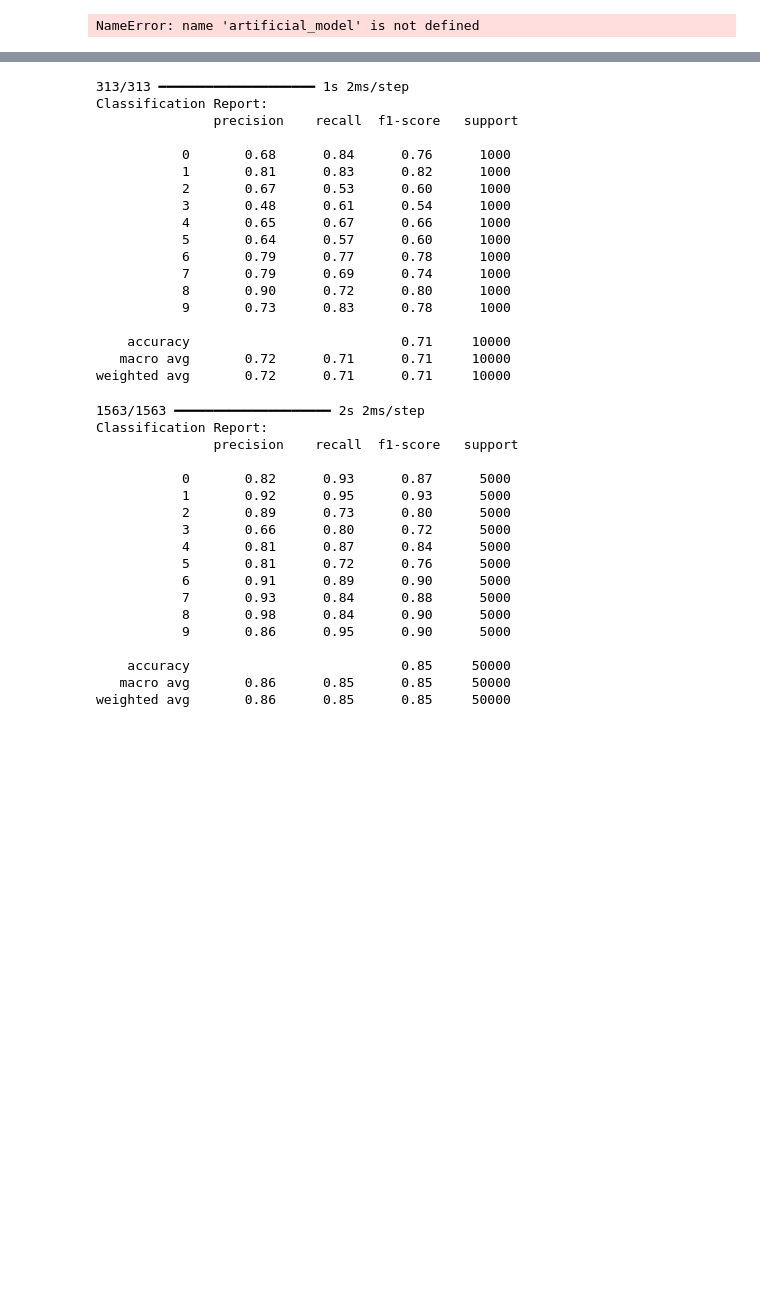
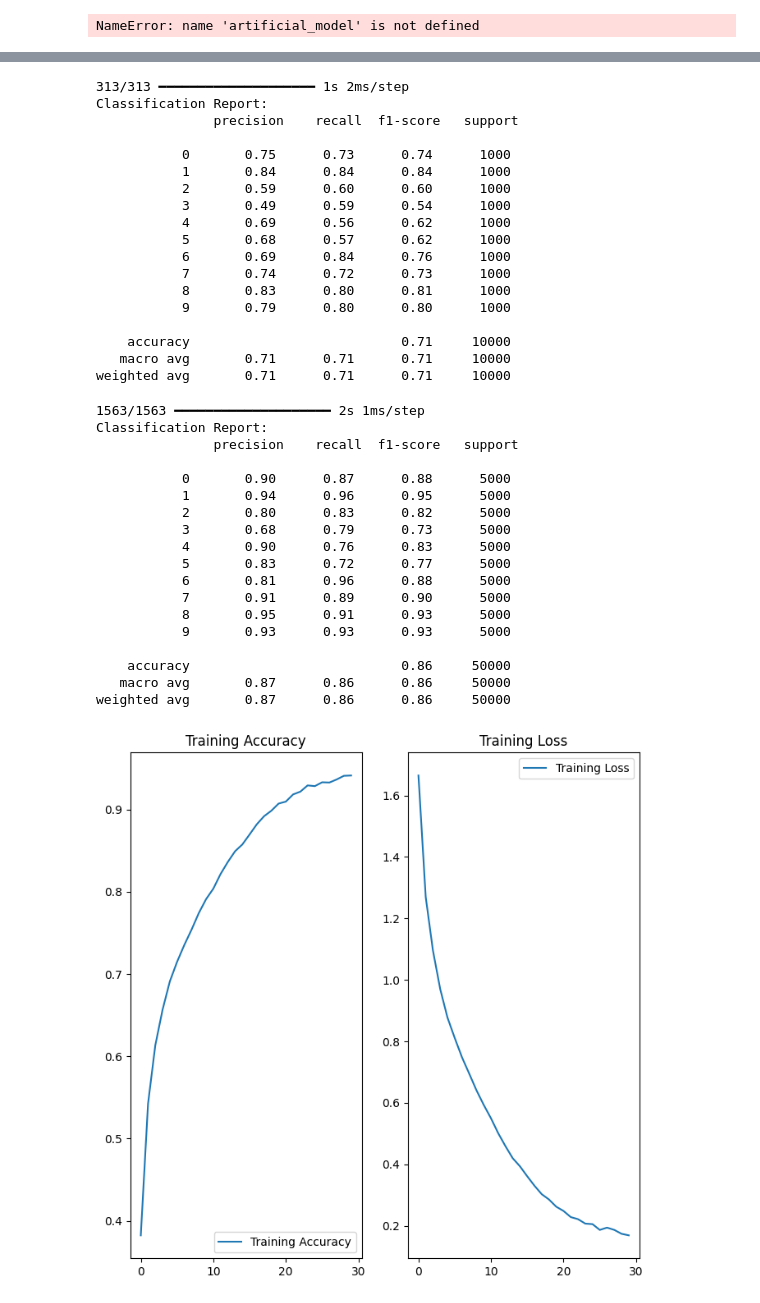
Before and after one commit to Baah134/Baah134, a Jupyter notebook: CNNvsANN.ipynb, the cells around one changed output, grey strips where cells are left out. Cells and saved outputs as stored; diff of their text form; code cells hidden in the pictures; blank space fills up the shorter version.

```diff
--- a/CNNvsANN.ipynb
+++ b/CNNvsANN.ipynb
@@ -95,10 +93,12 @@ convolutional_model = models.Sequential([
     layers.MaxPooling2D(2,2),
 
     layers.Conv2D(filters = 64, kernel_size = (3,3), activation= 'relu'),
-    layers.MaxPooling2D(2,2),
+
     layers.Conv2D(filters = 64, kernel_size = (3,3), activation= 'relu'),
-    layers.MaxPooling2D(2,2),
 
+    layers.Conv2D(filters = 64, kernel_size = (3,3), activation= 'relu'),
+
+    layers.Conv2D(filters = 64, kernel_size = (3,3), activation= 'relu'),
 
 
     layers.Flatten(),
@@ -110,5 +110,5 @@ convolutional_model.compile(optimizer='adam',
               loss='sparse_categorical_crossentropy',
               metrics = ['accuracy'])
 # %%
-convolutional_model.fit(X_train, y_train, epochs=20)
+final_convolutional_model = convolutional_model.fit(X_train, y_train, epochs=30)
 # %% [output]
@@ -147,20 +146,20 @@ print("Classification Report: \n", classification_report(y_test, y_pred_classes)
 Classification Report:
                precision    recall  f1-score   support
 
-           0       0.68      0.84      0.76      1000
-           1       0.81      0.83      0.82      1000
-           2       0.67      0.53      0.60      1000
-           3       0.48      0.61      0.54      1000
-           4       0.65      0.67      0.66      1000
-           5       0.64      0.57      0.60      1000
-           6       0.79      0.77      0.78      1000
-           7       0.79      0.69      0.74      1000
-           8       0.90      0.72      0.80      1000
-           9       0.73      0.83      0.78      1000
+           0       0.75      0.73      0.74      1000
+           1       0.84      0.84      0.84      1000
+           2       0.59      0.60      0.60      1000
+           3       0.49      0.59      0.54      1000
+           4       0.69      0.56      0.62      1000
+           5       0.68      0.57      0.62      1000
+           6       0.69      0.84      0.76      1000
+           7       0.74      0.72      0.73      1000
+           8       0.83      0.80      0.81      1000
+           9       0.79      0.80      0.80      1000
 
     accuracy                           0.71     10000
-   macro avg       0.72      0.71      0.71     10000
-weighted avg       0.72      0.71      0.71     10000
+   macro avg       0.71      0.71      0.71     10000
+weighted avg       0.71      0.71      0.71     10000
 # %%
 from sklearn.metrics import confusion_matrix, classification_report
 import numpy as np
@@ -169,21 +168,40 @@ y_pred_classes = [np.argmax(element) for element in y_pred]
 
 print("Classification Report: \n", classification_report(y_train, y_pred_classes))
 # %% [output]
-1563/1563 ━━━━━━━━━━━━━━━━━━━━ 2s 2ms/step
+1563/1563 ━━━━━━━━━━━━━━━━━━━━ 2s 1ms/step
 Classification Report:
                precision    recall  f1-score   support
 
-           0       0.82      0.93      0.87      5000
-           1       0.92      0.95      0.93      5000
-           2       0.89      0.73      0.80      5000
-           3       0.66      0.80      0.72      5000
-           4       0.81      0.87      0.84      5000
-           5       0.81      0.72      0.76      5000
-           6       0.91      0.89      0.90      5000
-           7       0.93      0.84      0.88      5000
-           8       0.98      0.84      0.90      5000
-           9       0.86      0.95      0.90      5000
+           0       0.90      0.87      0.88      5000
+           1       0.94      0.96      0.95      5000
+           2       0.80      0.83      0.82      5000
+           3       0.68      0.79      0.73      5000
+           4       0.90      0.76      0.83      5000
+           5       0.83      0.72      0.77      5000
+           6       0.81      0.96      0.88      5000
+           7       0.91      0.89      0.90      5000
+           8       0.95      0.91      0.93      5000
+           9       0.93      0.93      0.93      5000
 
-    accuracy                           0.85     50000
-   macro avg       0.86      0.85      0.85     50000
-weighted avg       0.86      0.85      0.85     50000
+    accuracy                           0.86     50000
+   macro avg       0.87      0.86      0.86     50000
+weighted avg       0.87      0.86      0.86     50000
+# %%
+EPOCHS = 30
+
+acc = final_convolutional_model.history['accuracy']
+loss = final_convolutional_model.history['loss']
+
+plt.figure(figsize=(8, 8))
+plt.subplot(1, 2, 1)
+plt.plot(range(EPOCHS), acc, label='Training Accuracy')
+plt.legend(loc='lower right')
+plt.title('Training Accuracy')
+
+plt.subplot(1, 2, 2)
+plt.plot(range(EPOCHS), loss, label='Training Loss')
+plt.legend(loc='upper right')
+plt.title('Training Loss')
+plt.show()
+# %% [output]
+[figure, added]
```
Also changed, not shown: parts of 3 cells of this notebook.
